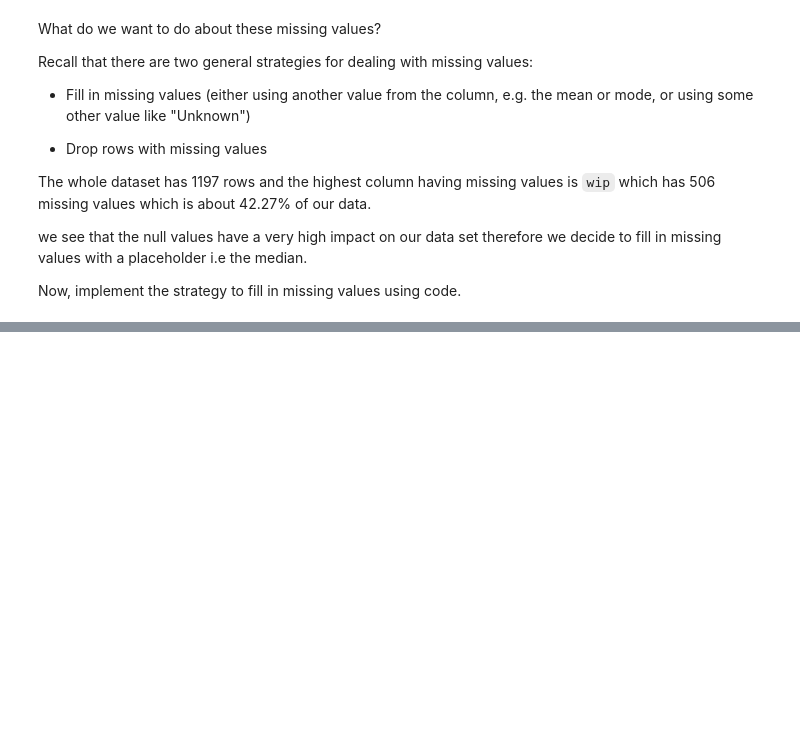
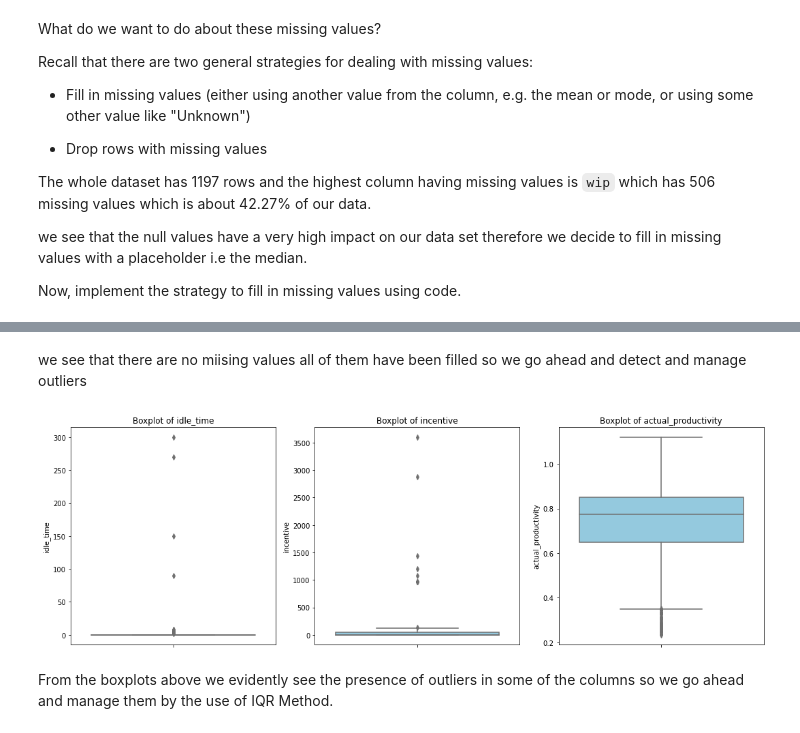
Before and after one commit to Lynn-rose/Garment-Worker-Productivity-Prediction-, a Jupyter notebook: Garment Worker Productivity Prediction .ipynb, the cells around one changed output, grey strips where cells are left out. Cells and saved outputs as stored; diff of their text form; code cells hidden in the pictures; blank space fills up the shorter version.

```diff
--- a/Garment Worker Productivity Prediction .ipynb
+++ b/Garment Worker Productivity Prediction .ipynb
@@ -149,3 +151,12 @@ The whole dataset has 1197 rows and the highest column having missing values is
 we see that the null values have a very high impact on our data set therefore we decide to fill in missing values with a placeholder i.e the median.
 
 Now, implement the strategy to fill in missing values using code.
+# %%
+# Calculate the median of the 'wip' column and fill missing values
+if 'wip' in df.columns:
+    wip_median = df['wip'].median()
+    df['wip'].fillna(wip_median, inplace=True)
+
+# Verify that there are no missing values in the 'wip' column after the operation
+missing_values_after_fill = df['wip'].isnull().sum()
+missing_values_after_fill
@@ -151,0 +185,23 @@ Now, implement the strategy to fill in missing values using code.
+# %% [markdown]
+we see that there are no miising values all of them have been filled so we go ahead and detect and manage outliers
+# %%
+# Function to plot outliers using boxplots
+def plot_outliers(df, columns):
+    plt.figure(figsize=(15, 5))
+    for i, column in enumerate(columns, 1):
+        plt.subplot(1, len(columns), i)  # Create subplots for each column
+        sns.boxplot(y=df[column], color='skyblue')
+        plt.title(f"Boxplot of {column}")
+        plt.ylabel(column)
+    plt.tight_layout()
+    plt.show()
+
+# Columns to visualize
+columns_to_plot = ['idle_time', 'incentive', 'actual_productivity']
+
+# Call the function
+plot_outliers(df, columns_to_plot)
+# %% [output]
+[figure, added]
+# %% [markdown]
+From the boxplots above we evidently see the presence of outliers in some of the columns so we go ahead and manage them by the use of IQR Method.
```
Also changed, not shown: parts of 8 cells of this notebook.
